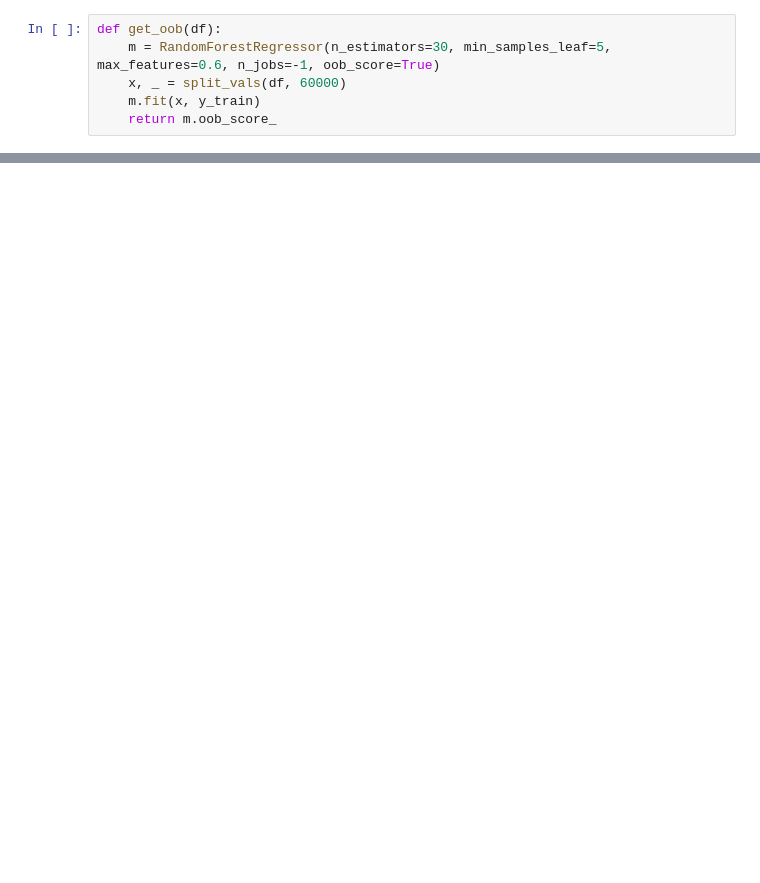
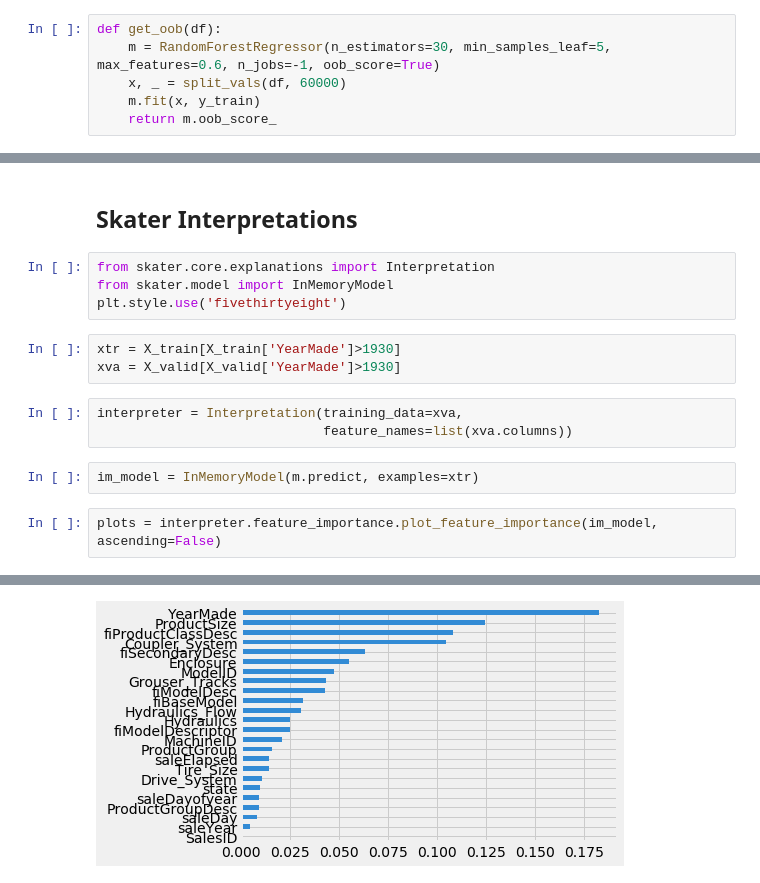
Before and after one commit to cjherman6/rf_implementation, a Jupyter notebook: bulldozer_data.ipynb, the cells around one changed output, grey strips where cells are left out. Saved outputs shown, nothing was run; the diff lists cells and outputs as text; blank space fills up the shorter version.

```diff
--- a/bulldozer_data.ipynb
+++ b/bulldozer_data.ipynb
@@ -344,0 +401,17 @@ get_oob(df_keep.drop(to_drop, axis=1))
+# %% [markdown]
+## Skater Interpretations
+# %%
+from skater.core.explanations import Interpretation
+from skater.model import InMemoryModel
+plt.style.use('fivethirtyeight')
+# %%
+xtr = X_train[X_train['YearMade']>1930]
+xva = X_valid[X_valid['YearMade']>1930]
+# %%
+interpreter = Interpretation(training_data=xva,
+                             feature_names=list(xva.columns))
+# %%
+im_model = InMemoryModel(m.predict, examples=xtr)
+# %%
+plots = interpreter.feature_importance.plot_feature_importance(im_model, ascending=False)
+# %% [output]
@@ -344,0 +419 @@ get_oob(df_keep.drop(to_drop, axis=1))
+[figure, added]
```
Also changed, not shown: parts of 20 cells of this notebook.
